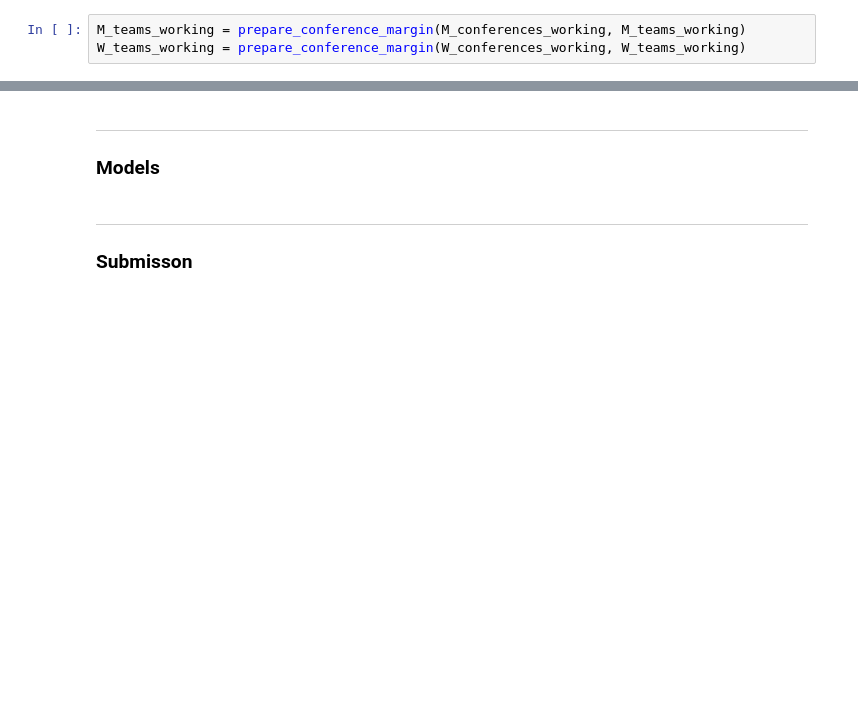
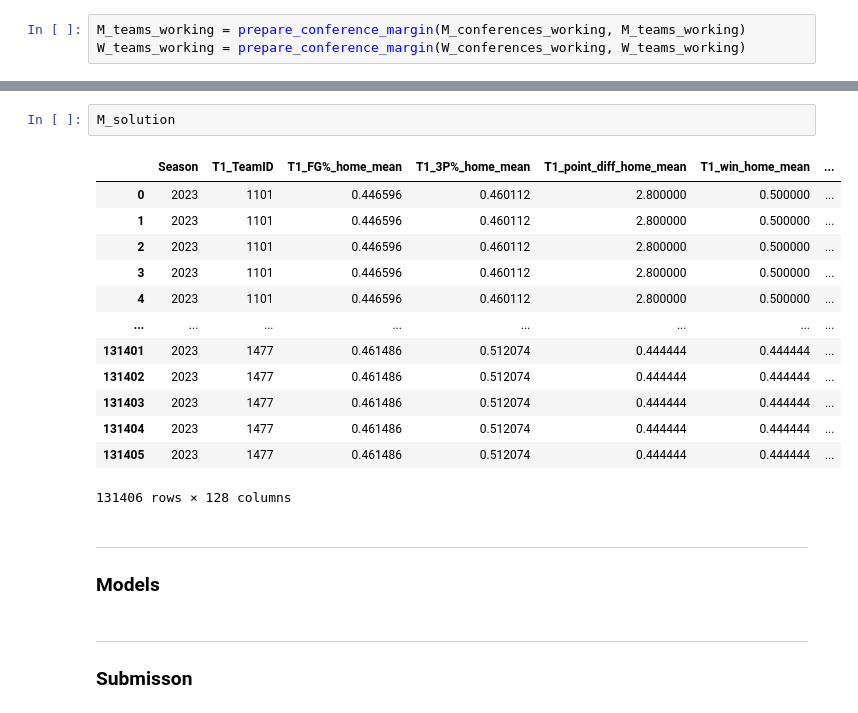
Before and after one commit to skowronskid/March-Machine-Learning-Mania-2023, a Jupyter notebook: main.ipynb, the cells around one changed output, grey strips where cells are left out. Cells and saved outputs as stored; diff of their text form; blank space fills up the shorter version.

```diff
--- a/main.ipynb
+++ b/main.ipynb
@@ -476,3 +545,19 @@ W_teams_working = prepare_conference_margin(W_conferences_working, W_teams_worki
+# %%
+M_solution
+# %% [output]
+|  | Season | T1_TeamID | T1_FG%_home_mean | T1_3P%_home_mean | T1_point_diff_home_mean | T1_win_home_mean | ... |
+| 0 | 2023 | 1101 | 0.446596 | 0.460112 | 2.800000 | 0.500000 | ... |
+| 1 | 2023 | 1101 | 0.446596 | 0.460112 | 2.800000 | 0.500000 | ... |
+| 2 | 2023 | 1101 | 0.446596 | 0.460112 | 2.800000 | 0.500000 | ... |
+| 3 | 2023 | 1101 | 0.446596 | 0.460112 | 2.800000 | 0.500000 | ... |
+| 4 | 2023 | 1101 | 0.446596 | 0.460112 | 2.800000 | 0.500000 | ... |
+| ... | ... | ... | ... | ... | ... | ... | ... |
+| 131401 | 2023 | 1477 | 0.461486 | 0.512074 | 0.444444 | 0.444444 | ... |
+| 131402 | 2023 | 1477 | 0.461486 | 0.512074 | 0.444444 | 0.444444 | ... |
+| 131403 | 2023 | 1477 | 0.461486 | 0.512074 | 0.444444 | 0.444444 | ... |
+| 131404 | 2023 | 1477 | 0.461486 | 0.512074 | 0.444444 | 0.444444 | ... |
+| 131405 | 2023 | 1477 | 0.461486 | 0.512074 | 0.444444 | 0.444444 | ... |
+131406 rows × 128 columns
 # %% [markdown]
 ---
 
```
Also changed, not shown: parts of 5 cells of this notebook.
